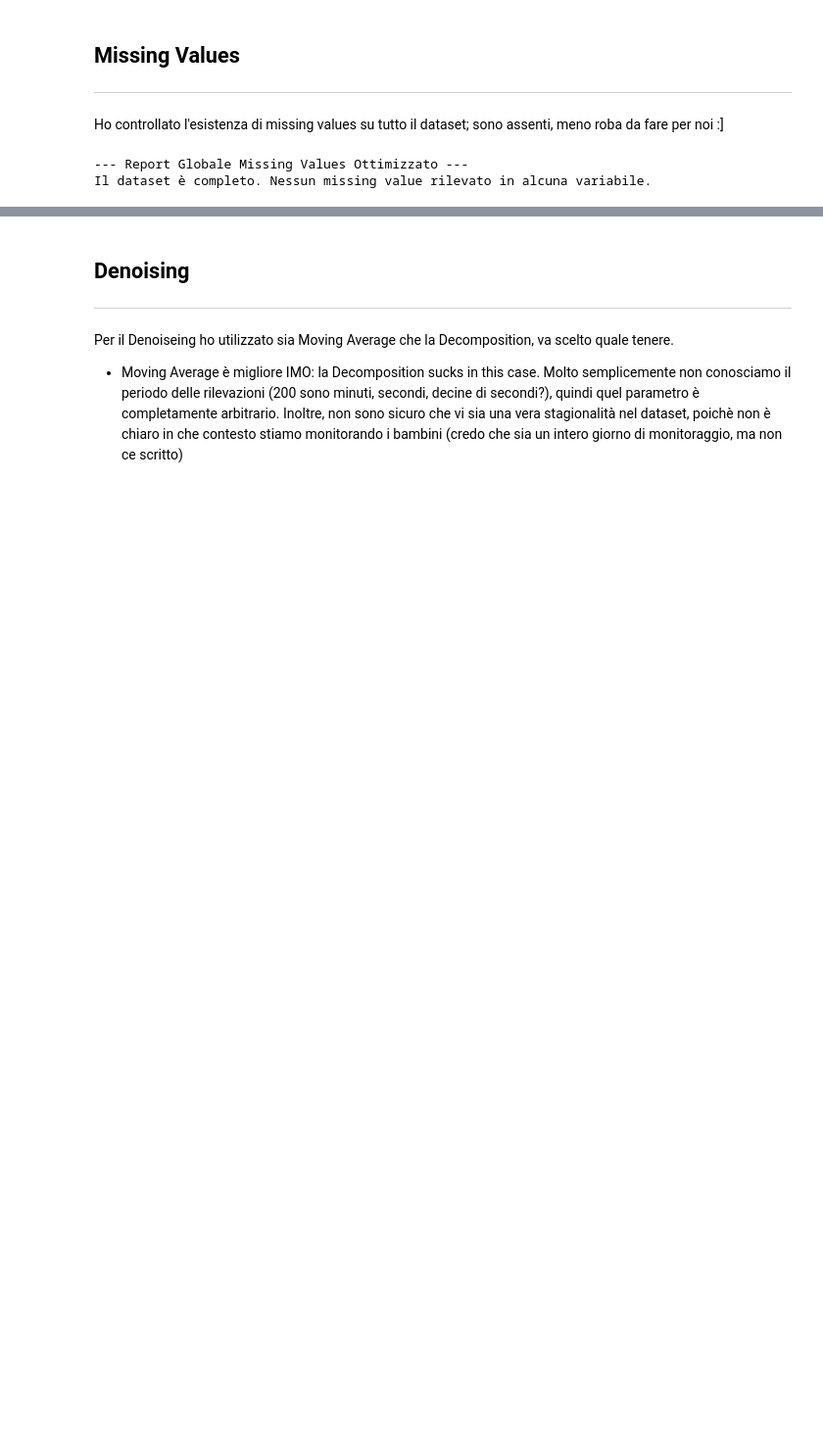
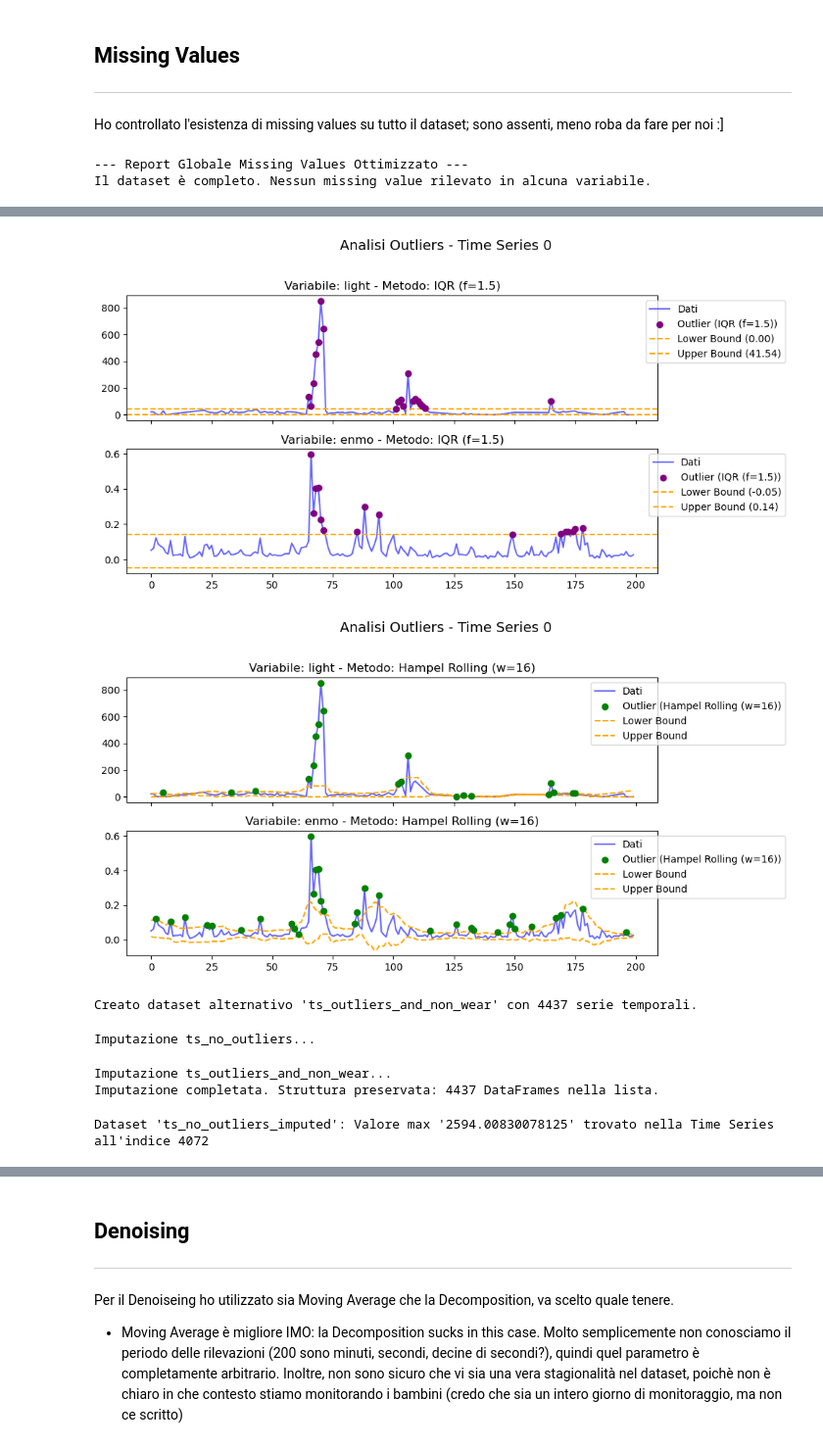
Before and after one commit to alessialaconca/Data_Mining_2_Child_Mind_Institute, a Jupyter notebook: ale/TS_preprocessing.ipynb, the cells around one changed output, grey strips where cells are left out. Shown at 98% size. Cells and saved outputs as stored; diff of their text form; code cells hidden in the pictures; blank space fills up the shorter version.

```diff
--- a/ale/TS_preprocessing.ipynb
+++ b/ale/TS_preprocessing.ipynb
@@ -149,0 +396,6 @@ Il dataset è completo. Nessun missing value rilevato in alcuna variabile.
+# %%
+visualizza_outliers(ts, 0, colonne_iqr=['light','enmo'])
+visualizza_outliers(ts, 0, colonne_hampel_rolling=['light','enmo'])
+# %% [output]
+[figure, added]
+[figure, added]
@@ -149,0 +426,71 @@ Il dataset è completo. Nessun missing value rilevato in alcuna variabile.
+# %%
+from tqdm.notebook import tqdm
+import numpy as np
+
+# Creazione dataset alternativo: outliers + non-wear sostituiti con NaN
+ts_outliers_and_non_wear = []
+
+for df in tqdm(ts, desc="Rimozione outliers e non-wear"):
+    df_copy = df.copy()
+
+    outliers_mask, _ = rileva_outliers_hampel_rolling(df_copy, colonne_hampel)
+
+    for col in colonne_hampel:
+        # 1. Outliers a NaN
+        df_copy.loc[outliers_mask[col], col] = np.nan
+
+        # 2. Se non-wear_flag == 1, imposta a NaN per l'imputazione successiva
+        if 'non-wear_flag' in df_copy.columns:
+            df_copy.loc[df_copy['non-wear_flag'] == 1, col] = np.nan
+
+    ts_outliers_and_non_wear.append(df_copy)
+
+print(f"Creato dataset alternativo 'ts_outliers_and_non_wear' con {len(ts_outliers_and_non_wear)} serie temporali.")
+# %% [output]
+Creato dataset alternativo 'ts_outliers_and_non_wear' con 4437 serie temporali.
+# %%
+from tqdm.notebook import tqdm
+
+# 1. Imputazione mantenendo la struttura a lista di Time Series
+ts_no_outliers_imputed = []
+#ts_outliers_and_non_wear_imputed = []
+
+colonne_da_imputare = [col for col in ts_no_outliers[0].columns if col not in colonne_fisse]
+
+def imputa_lista_ts(ts_list, colonne):
+    ts_imputed_list = []
+    for df in tqdm(ts_list, desc="Imputazione dati mancanti"):
+        df_imputed = df.copy()
+        # Applichiamo l'interpolazione lineare sulla singola time series
+        df_imputed[colonne] = df_imputed[colonne].interpolate(method='linear').ffill().bfill()
+        ts_imputed_list.append(df_imputed)
+    return ts_imputed_list
+
+# Imputazione del primo dataset (solo outliers mancanti)
+print("Imputazione ts_no_outliers...")
+ts_no_outliers_imputed = imputa_lista_ts(ts_no_outliers, colonne_da_imputare)
+
+# Imputazione del secondo dataset (outliers + non-wear mancanti)
+print("Imputazione ts_outliers_and_non_wear...")
+#ts_outliers_and_non_wear_imputed = imputa_lista_ts(ts_outliers_and_non_wear, colonne_da_imputare)
+
+print(f"Imputazione completata. Struttura preservata: {len(ts_no_outliers_imputed)} DataFrames nella lista.")
+# %% [output]
+Imputazione ts_no_outliers...
+Imputazione ts_outliers_and_non_wear...
+Imputazione completata. Struttura preservata: 4437 DataFrames nella lista.
+# %%
+# Controllo del valore massimo della variabile 'light' dopo l'imputazione e ricerca dell'indice della Time Series
+
+# Per ts_no_outliers_imputed
+max_val_1 = -1
+max_idx_1 = -1
+for i, df in enumerate(ts_no_outliers_imputed):
+    current_max = df['light'].max()
+    if current_max > max_val_1:
+        max_val_1 = current_max
+        max_idx_1 = i
+
+print(f"Dataset 'ts_no_outliers_imputed': Valore max '{max_val_1}' trovato nella Time Series all'indice {max_idx_1}")
+# %% [output]
+Dataset 'ts_no_outliers_imputed': Valore max '2594.00830078125' trovato nella Time Series all'indice 4072
```
Also changed, not shown: parts of 16 cells of this notebook.
